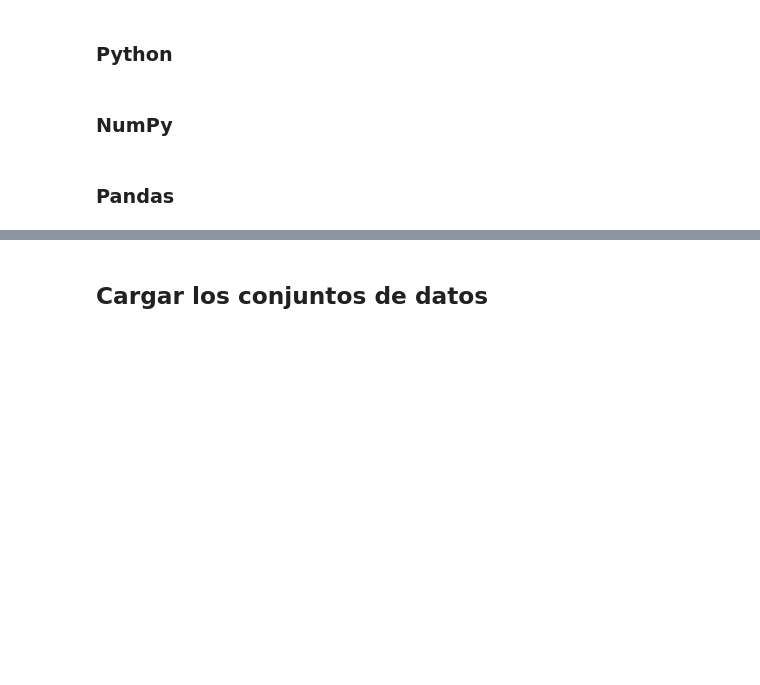
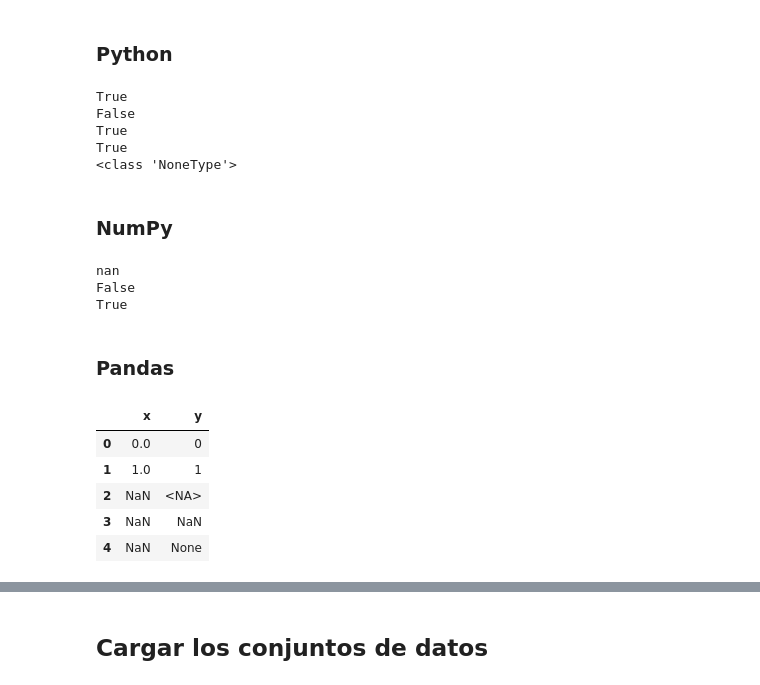
Before and after one commit to Horaciomb/ManejoDatosFaltantes-Detecci-n-y-Exploraci-n, a Jupyter notebook: live-exploration-missing-values.ipynb, the cells around one changed output, grey strips where cells are left out. Saved outputs shown, nothing was run; the diff lists cells and outputs as text; code cells hidden in the pictures; blank space fills up the shorter version.

```diff
--- a/live-exploration-missing-values.ipynb
+++ b/live-exploration-missing-values.ipynb
@@ -48,7 +48,48 @@ sns.set_style("whitegrid")
 ## Operar con valores faltantes
 # %% [markdown]
 ### Python
+# %%
+print(
+    None or True,
+    None or False,
+    None == None,
+    None is None,
+    type(None),
+    sep="\n"
+ )
+# %% [output]
+True
+False
+True
+True
+<class 'NoneType'>
 # %% [markdown]
 ### NumPy
+# %%
+print(
+    np.nan or True,
+    np.nan == np.nan,
+    np.nan is np.nan,
+    sep="\n"
+)
+# %% [output]
+nan
+False
+True
 # %% [markdown]
 ### Pandas
+# %%
+test_missing_df= pd.DataFrame.from_dict(
+    data=dict(
+        x=[0,1,np.nan, np.nan, None],
+        y=[0,1,pd.NA,np.nan,None]
+    )
+)
+test_missing_df
+# %% [output]
+|  | x | y |
+| 0 | 0.0 | 0 |
+| 1 | 1.0 | 1 |
+| 2 | NaN | <NA> |
+| 3 | NaN | NaN |
+| 4 | NaN | None |
```
Also changed, not shown: parts of 10 cells of this notebook, 1 other file.
